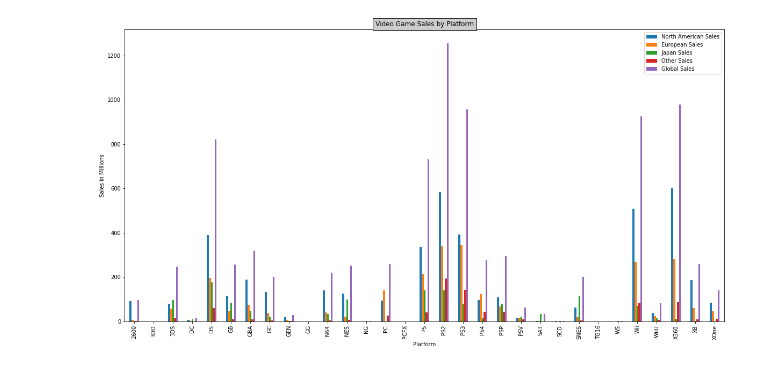
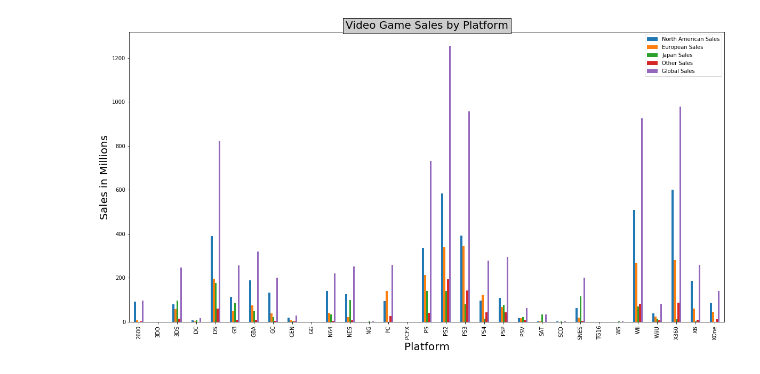
Before and after one commit to Camkilpat/Project-1, a Jupyter notebook: Project 1.ipynb, the cells around one changed output. Saved outputs shown, nothing was run; the diff lists cells and outputs as text; code cells hidden in the pictures.

```diff
--- a/Project 1.ipynb
+++ b/Project 1.ipynb
@@ -28,21 +28,26 @@ video_games_df.head()
 | 4 | Wii Sports Resort | Wii | 2009.0 | Sports | Nintendo | 15.75 | 11.01 | 3.28 | ... |
 | 5 | Pokemon Red/Pokemon Blue | GB | 1996.0 | Role-Playing | Nintendo | 11.27 | 8.89 | 10.22 | ... |
 # %%
+#find the number of sales per platform for each region
 platform_df = video_games_df.groupby('Platform')
 
 sales = platform_df[["North American Sales","European Sales","Japan Sales","Other Sales","Global Sales"]].sum()
 
-video_games_bar = sales.plot(kind="bar", figsize = (20,10))
-video_games_bar.set_title("Video Game Sales by Platform", bbox ={'facecolor':'0.8', 'pad':5})
-video_games_bar.set_xlabel("Platform")
-video_games_bar.set_ylabel("Sales in Millions")
+#Removing insignificant values
+
+significant_sales = sales.drop()
+
+video_games_bar = sales.plot(kind="bar", figsize = (20,10), fontsize = 10)
+video_games_bar.set_title("Video Game Sales by Platform", bbox ={'facecolor':'0.8', 'pad':5}, fontsize = 20)
+video_games_bar.set_xlabel("Platform", fontsize = 20)
+video_games_bar.set_ylabel("Sales in Millions", fontsize = 20)
 
 
 
 plt.show()
 #plt.tight_layout()
 # %% [output]
-[figure, old version]
+[figure, new version]
 # %%
 #nintendo = video_games_df.loc(['Platform'] = 'Nintendo')
 #sorted_platforms_df = platform_df.iloc(["Global Sales"] > 10)
```
Also changed, not shown: parts of 2 cells of this notebook.
